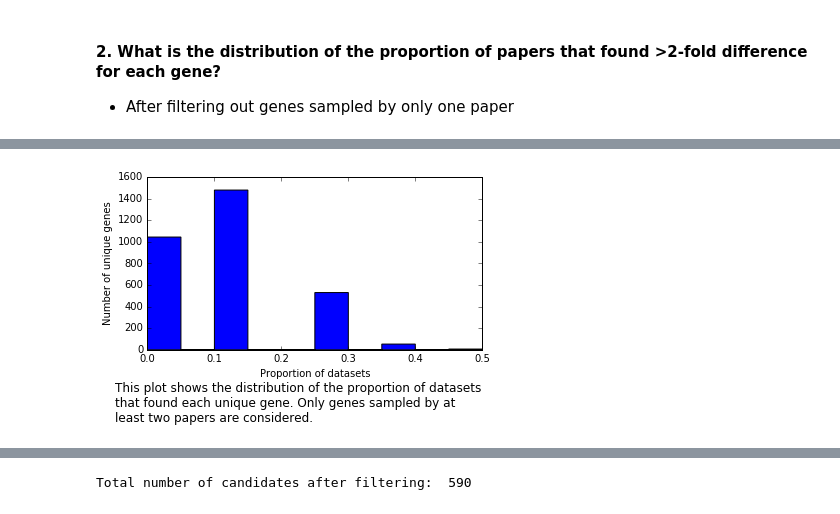
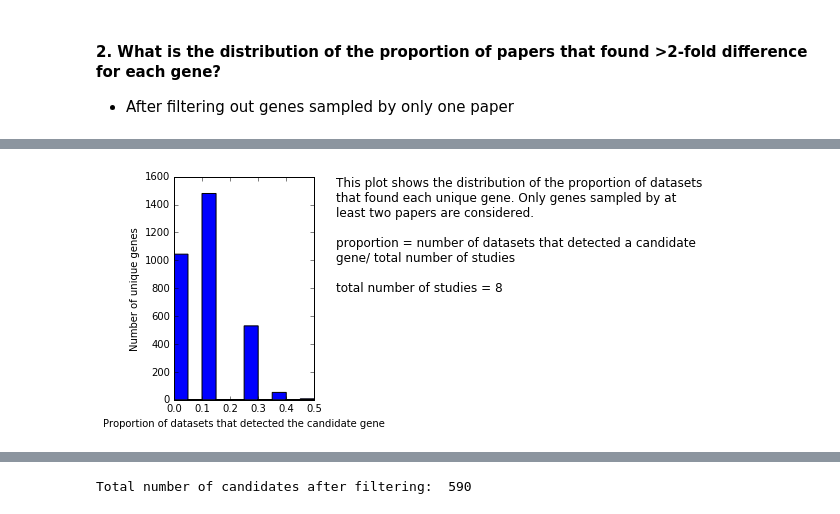
Before and after one commit to alicewchen/lipid_selection, a Jupyter notebook: analysis/generate_intermediate_data_02/02_Intermediate_data_01_exploration.ipynb, the cells around one changed output, grey strips where cells are left out. Saved outputs shown, nothing was run; the diff lists cells and outputs as text; code cells hidden in the pictures.

```diff
--- a/analysis/generate_intermediate_data_02/02_Intermediate_data_01_exploration.ipynb
+++ b/analysis/generate_intermediate_data_02/02_Intermediate_data_01_exploration.ipynb
@@ -71,18 +82,10 @@ candidates = {}
 #### 1. What is the distribution of the number of times each gene is sampled?
 # %%
 #Distribution of number of times each gene is sampled
-temp = []
-dict_temp = dict([(key, 0) for key in [i for i in range(num_papers+1)]])
-i = 0
-for gene in matches.keys():
-    count = len(matches[gene])
-    temp.append(count)
-    dict_temp[count]+=1
-    #print(count)
-    #if i> 10: break
+num_sampled = matches.groupby('gene_id').agg('size')
 
 fig, ax = plt.subplots()
-plt.hist(temp, bins = 8, histtype = 'stepfilled')
+plt.hist(num_sampled, bins = 8, histtype = 'stepfilled')
 ax.set_xlabel('Number of datasets')
 ax.set_ylabel('Number of unique genes')
 plt.savefig('distribution_of_genes_detected.png', bbox_inches = "tight", dpi = 300)
@@ -138,0 +112,8 @@ for gene in matches.keys():
+# %%
+grouped = matches.groupby('gene_id')
+
+count = 0
+for name, group in grouped:
+    count+=1
+    if count <5: print(group, "\n")
+    else: break
@@ -138,0 +133,10 @@ for gene in matches.keys():
+# %%
+num_detected= grouped['included'].apply(lambda x: len(list(x)) - list(x).count(0))
+print(num_detected[:5])
+num_sampled = matches.groupby('gene_id').agg('size')
+df= pd.DataFrame.from_dict({"num_detected": num_detected,
+                            "num_sampled": num_sampled,
+                           "gene_id": num_sampled.index,
+                           'proportion': num_detected.apply(lambda x: x/num_papers) })
+#
+print(df[:5])
@@ -139,11 +158,16 @@ for gene in matches.keys():
 # %%
 fig, ax = plt.subplots()
-plt.hist(list_temp, bins = 10, histtype = 'stepfilled')
-ax.set_xlabel('Proportion of datasets')
+plt.hist(df.proportion[df.num_sampled>=2], bins = 10, histtype = 'stepfilled')
+ax.set_xlabel('Proportion of datasets that detected the candidate gene')
 ax.set_ylabel('Number of unique genes')
-caption ="This plot shows the distribution of the proportion of datasets\nthat found each unique gene. Only genes sampled by at\n least two papers are considered."
-plt.subplots_adjust(bottom=0.3)
-plt.figtext(0.05, 0.05, caption, fontsize=12, ha = 'left', wrap = True )
+caption ="This plot shows the distribution of the proportion of datasets\n \
+            that found each unique gene. Only genes sampled by at\n \
+            least two papers are considered.\n\n \
+            proportion = number of datasets that detected a candidate \n \
+            gene/ total number of studies \n\n \
+            total number of studies = 8"
+plt.subplots_adjust(right =.45)
+plt.figtext(0.5, 0.5, caption, fontsize=12, ha = 'left', wrap = True )
 plt.savefig('Proportion_of_datasets.png', bbox_inches = "tight", dpi = 300)
 # %% [output]
-[figure, old version]
+[figure, new version]
```
Also changed, not shown: parts of 16 cells of this notebook.
